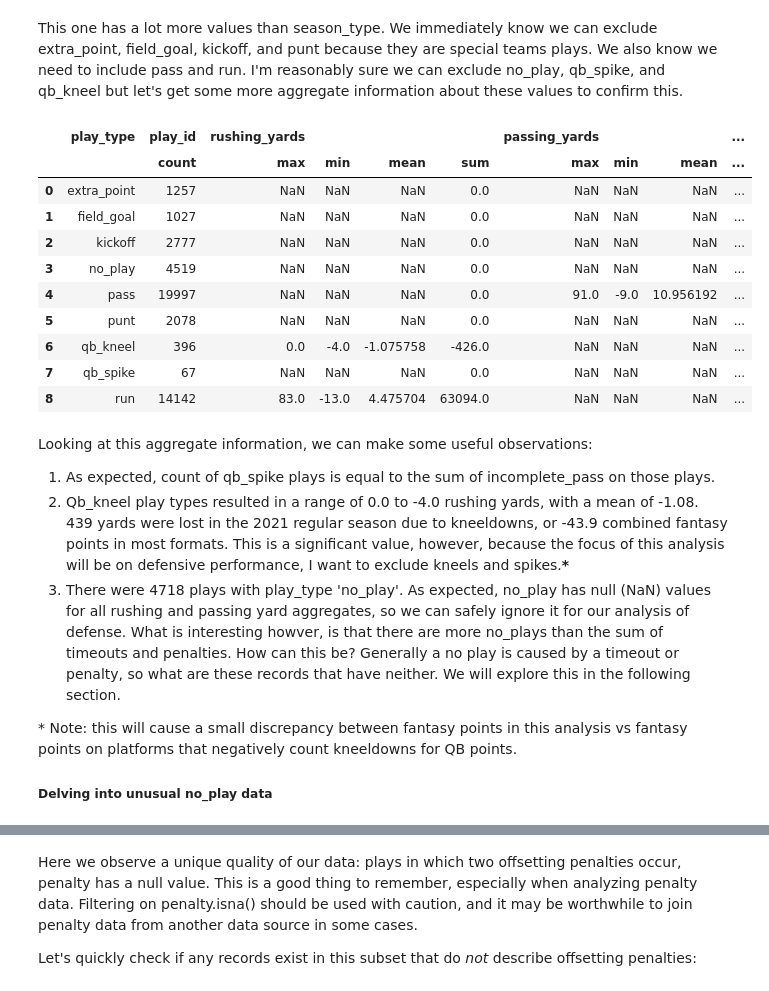
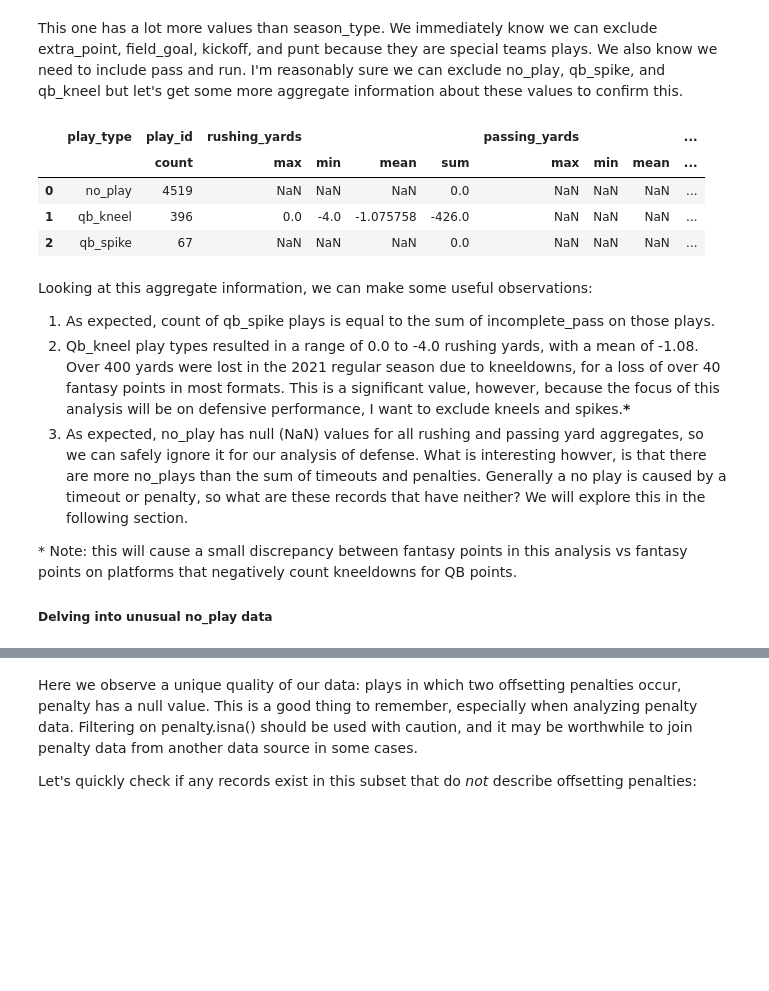
Before and after one commit to CPOConnor/fantasy-points-against-dashboard, a Jupyter notebook: FF Data Project.ipynb, the cells around one changed output, grey strips where cells are left out. Saved outputs shown, nothing was run; the diff lists cells and outputs as text; code cells hidden in the pictures; blank space fills up the shorter version.

Commit message:
Update FF Data Project.ipynb
Finished data aggregation sections, Rough draft of first dashboard element, minor wording fixes

```diff
--- a/FF Data Project.ipynb
+++ b/FF Data Project.ipynb
@@ -70,30 +78,26 @@ play_types #print datatable
 # %% [markdown]
 This one has a lot more values than season_type. We immediately know we can exclude extra_point, field_goal, kickoff, and punt because they are special teams plays. We also know we need to include pass and run. I'm reasonably sure we can exclude no_play, qb_spike, and qb_kneel but let's get some more aggregate information about these values to confirm this.
 # %%
-play_type_agg_info = data.groupby(['play_type'], as_index=False).agg({'play_id':'count',
-                                                                      'rushing_yards':['max', 'min', 'mean', 'sum'],
-                                                                      'passing_yards':['max','min', 'mean', 'sum'],
-                                                                      'timeout': 'sum',
-                                                                      'penalty': 'sum',
-                                                                     'incomplete_pass': 'sum'})
+play_type_agg_info = data.loc[(data.play_type.isin(['extra_point', 'kickoff', 'punt', 'run', 'pass', 'field_goal'])==False)]\
+                            .groupby(['play_type'], as_index=False)\
+                            .agg({'play_id':'count',
+                                  'rushing_yards':['max', 'min', 'mean', 'sum'],
+                                  'passing_yards':['max','min', 'mean', 'sum'],
+                                  'timeout': 'sum',
+                                  'penalty': 'sum',
+                                  'incomplete_pass': 'sum'})
 play_type_agg_info
 # %% [output]
 |  | play_type | play_id | rushing_yards |  |  |  | passing_yards |  |  | ... |
 |  |  | count | max | min | mean | sum | max | min | mean | ... |
-| 0 | extra_point | 1257 | NaN | NaN | NaN | 0.0 | NaN | NaN | NaN | ... |
-| 1 | field_goal | 1027 | NaN | NaN | NaN | 0.0 | NaN | NaN | NaN | ... |
-| 2 | kickoff | 2777 | NaN | NaN | NaN | 0.0 | NaN | NaN | NaN | ... |
-| 3 | no_play | 4519 | NaN | NaN | NaN | 0.0 | NaN | NaN | NaN | ... |
-| 4 | pass | 19997 | NaN | NaN | NaN | 0.0 | 91.0 | -9.0 | 10.956192 | ... |
-| 5 | punt | 2078 | NaN | NaN | NaN | 0.0 | NaN | NaN | NaN | ... |
-| 6 | qb_kneel | 396 | 0.0 | -4.0 | -1.075758 | -426.0 | NaN | NaN | NaN | ... |
-| 7 | qb_spike | 67 | NaN | NaN | NaN | 0.0 | NaN | NaN | NaN | ... |
-| 8 | run | 14142 | 83.0 | -13.0 | 4.475704 | 63094.0 | NaN | NaN | NaN | ... |
+| 0 | no_play | 4519 | NaN | NaN | NaN | 0.0 | NaN | NaN | NaN | ... |
+| 1 | qb_kneel | 396 | 0.0 | -4.0 | -1.075758 | -426.0 | NaN | NaN | NaN | ... |
+| 2 | qb_spike | 67 | NaN | NaN | NaN | 0.0 | NaN | NaN | NaN | ... |
 # %% [markdown]
 Looking at this aggregate information, we can make some useful observations:
 1. As expected, count of qb_spike plays is equal to the sum of incomplete_pass on those plays.
-2. Qb_kneel play types resulted in a range of 0.0 to -4.0 rushing yards, with a mean of -1.08. 439 yards were lost in the 2021 regular season due to kneeldowns, or -43.9 combined fantasy points in most formats. This is a significant value, however, because the focus of this analysis will be on defensive performance, I want to exclude kneels and spikes.**\***
-3. There were 4718 plays with play_type 'no_play'. As expected, no_play has null (NaN) values for all rushing and passing yard aggregates, so we can safely ignore it for our analysis of defense. What is interesting howver, is that there are more no_plays than the sum of timeouts and penalties. How can this be? Generally a no play is caused by a timeout or penalty, so what are these records that have neither. We will explore this in the following section.
+2. Qb_kneel play types resulted in a range of 0.0 to -4.0 rushing yards, with a mean of -1.08. Over 400 yards were lost in the 2021 regular season due to kneeldowns, for a loss of over 40 fantasy points in most formats. This is a significant value, however, because the focus of this analysis will be on defensive performance, I want to exclude kneels and spikes.**\***
+3. As expected, no_play has null (NaN) values for all rushing and passing yard aggregates, so we can safely ignore it for our analysis of defense. What is interesting howver, is that there are more no_plays than the sum of timeouts and penalties. Generally a no play is caused by a timeout or penalty, so what are these records that have neither? We will explore this in the following section.
 
 \* Note: this will cause a small discrepancy between fantasy points in this analysis vs fantasy points on platforms that negatively count kneeldowns for QB points.
 ##### Delving into unusual no_play data
```
Also changed, not shown: parts of 14 cells of this notebook.
